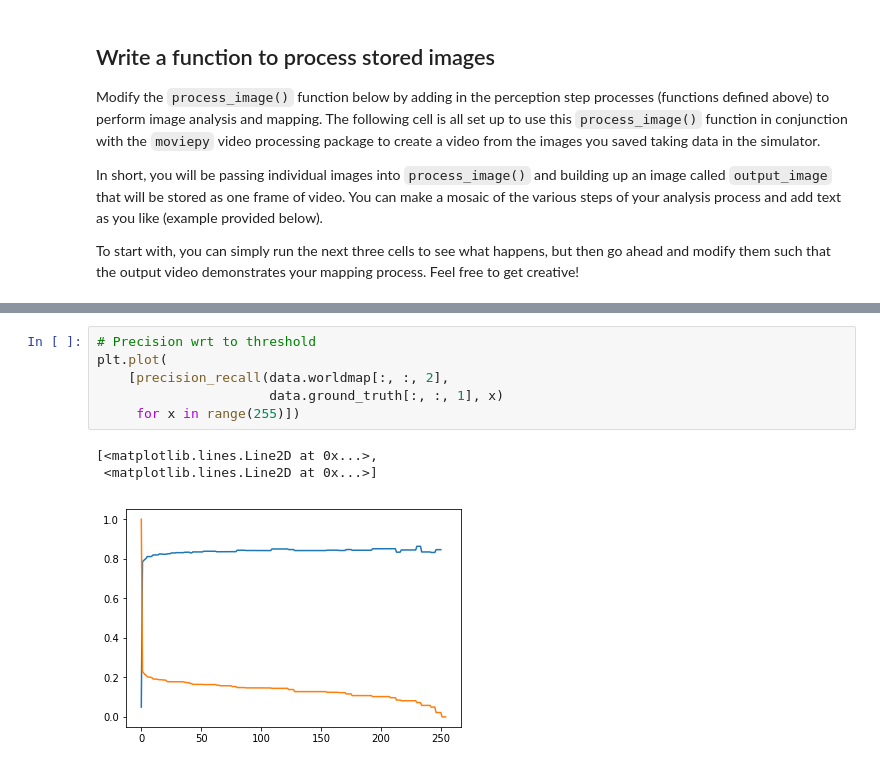
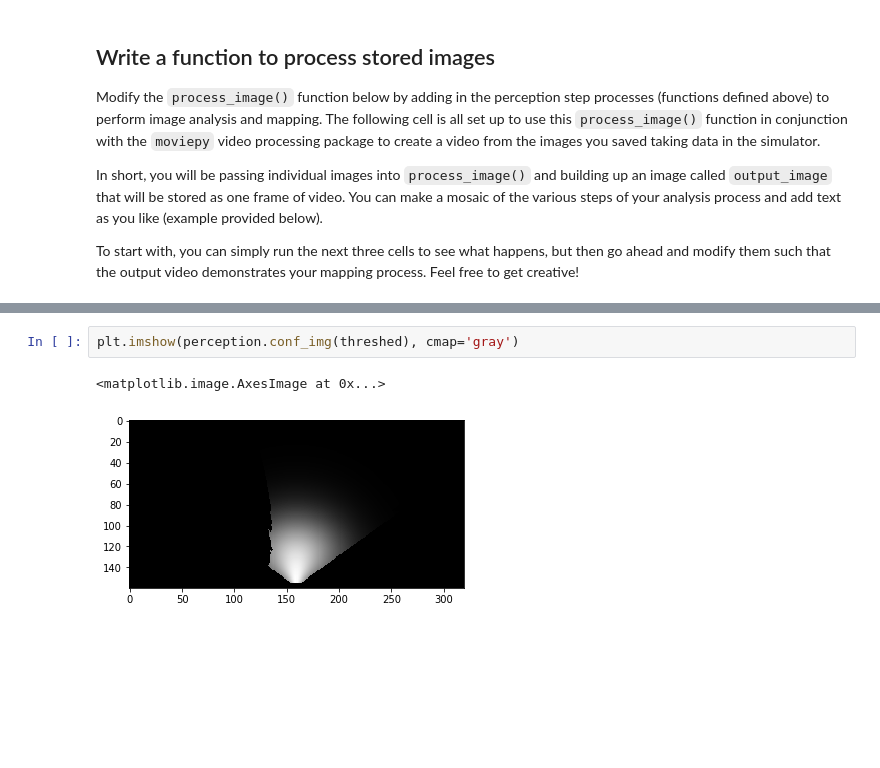
Before and after one commit to pyetras/RoboND-Rover-Project, a Jupyter notebook: code/Rover_Project_Test_Notebook.ipynb, the cells around one changed output, grey strips where cells are left out. Saved outputs shown, nothing was run; the diff lists cells and outputs as text; blank space fills up the shorter version.

```diff
--- a/code/Rover_Project_Test_Notebook.ipynb
+++ b/code/Rover_Project_Test_Notebook.ipynb
@@ -384,10 +197,5 @@ Wall time: 7.2 s
-# %%
-# Precision wrt to threshold
-plt.plot(
-    [precision_recall(data.worldmap[:, :, 2],
-                      data.ground_truth[:, :, 1], x)
-     for x in range(255)])
-# %% [output]
-[<matplotlib.lines.Line2D at 0x...>,
- <matplotlib.lines.Line2D at 0x...>]
-[figure, removed]
+# %%
+plt.imshow(perception.conf_img(threshed), cmap='gray')
+# %% [output]
+<matplotlib.image.AxesImage at 0x...>
+[figure, added]
```
Also changed, not shown: parts of 15 cells of this notebook, 12 other files.
